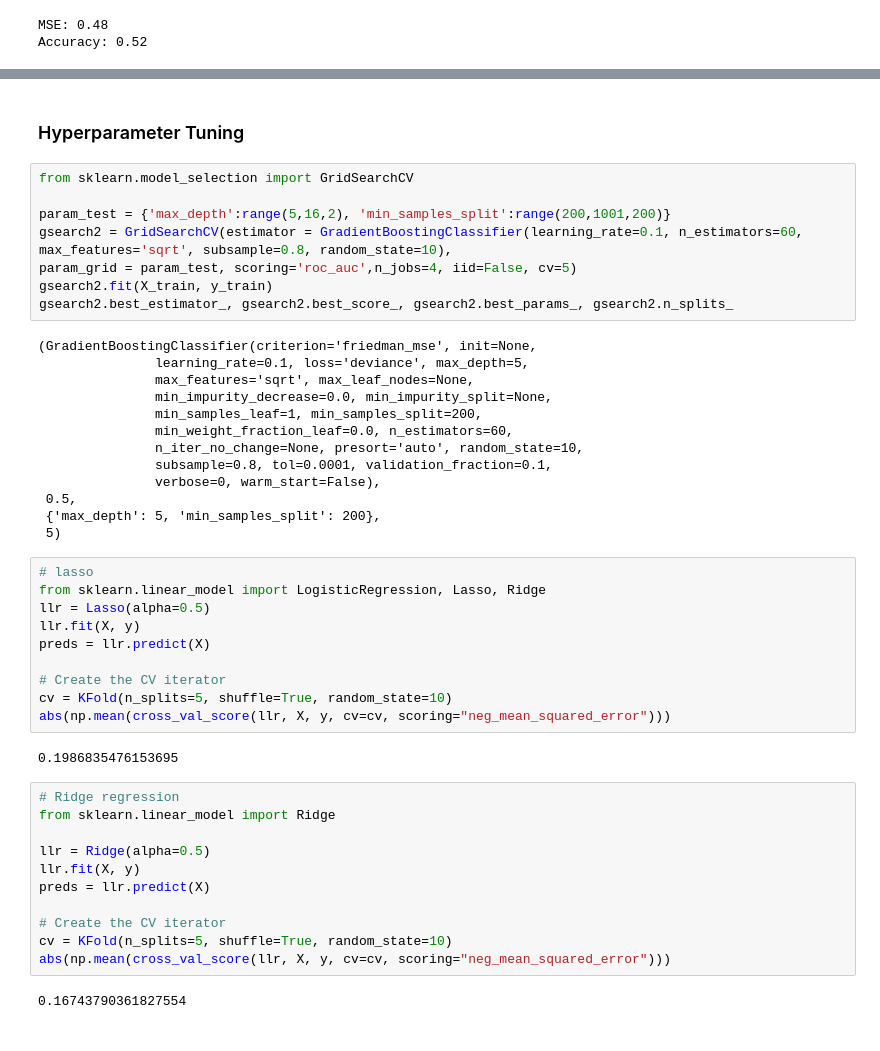
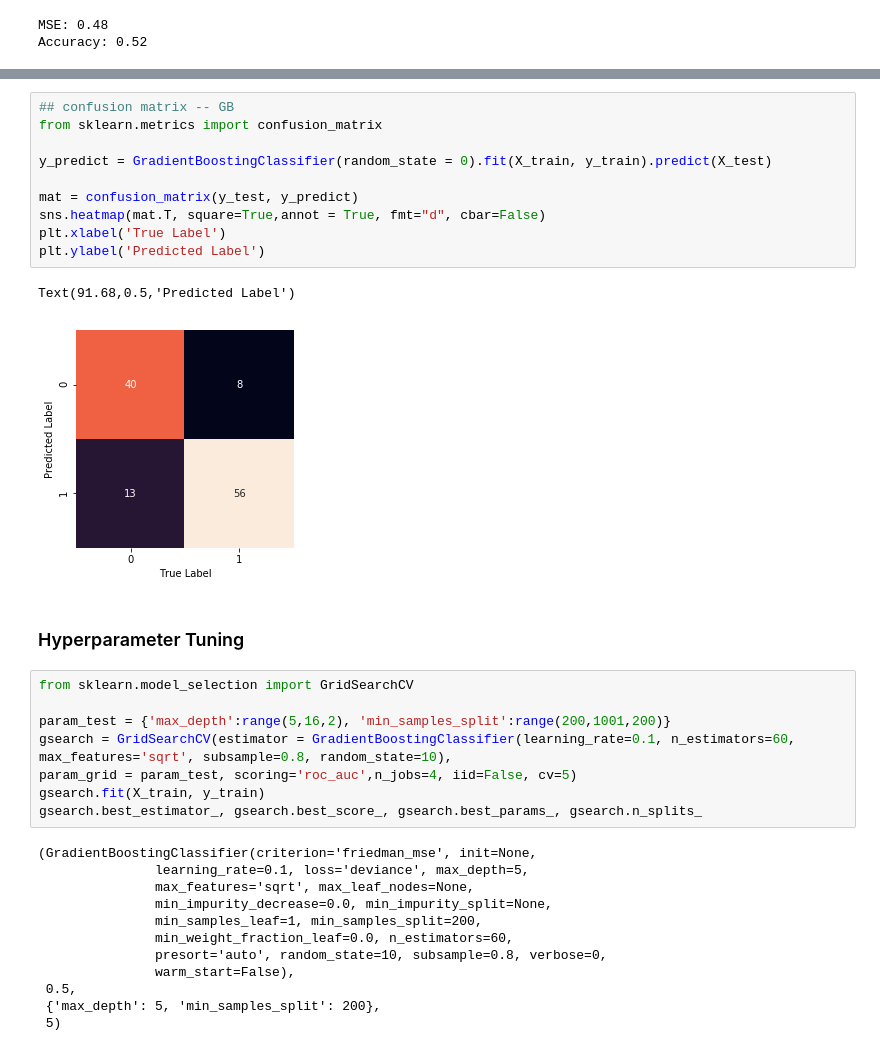
Before and after one commit to HHHuiyu/MRI-and-Alzheimers-BIOF509-FP-, a Jupyter notebook: BIOF509-FP-Huiyu.ipynb, the cells around one changed output, grey strips where cells are left out. Cells and saved outputs as stored; diff of their text form.

```diff
--- a/BIOF509-FP-Huiyu.ipynb
+++ b/BIOF509-FP-Huiyu.ipynb
@@ -575,13 +567,26 @@ SVM: 0.574457 (0.111366)
+# %%
+## confusion matrix -- GB
+from sklearn.metrics import confusion_matrix
+
+y_predict = GradientBoostingClassifier(random_state = 0).fit(X_train, y_train).predict(X_test)
+
+mat = confusion_matrix(y_test, y_predict)
+sns.heatmap(mat.T, square=True,annot = True, fmt="d", cbar=False)
+plt.xlabel('True Label')
+plt.ylabel('Predicted Label')
+# %% [output]
+Text(91.68,0.5,'Predicted Label')
+[figure, added]
 # %% [markdown]
 ### Hyperparameter Tuning
 # %%
 from sklearn.model_selection import GridSearchCV
 
 param_test = {'max_depth':range(5,16,2), 'min_samples_split':range(200,1001,200)}
-gsearch2 = GridSearchCV(estimator = GradientBoostingClassifier(learning_rate=0.1, n_estimators=60, max_features='sqrt', subsample=0.8, random_state=10),
+gsearch = GridSearchCV(estimator = GradientBoostingClassifier(learning_rate=0.1, n_estimators=60, max_features='sqrt', subsample=0.8, random_state=10),
 param_grid = param_test, scoring='roc_auc',n_jobs=4, iid=False, cv=5)
-gsearch2.fit(X_train, y_train)
-gsearch2.best_estimator_, gsearch2.best_score_, gsearch2.best_params_, gsearch2.n_splits_
+gsearch.fit(X_train, y_train)
+gsearch.best_estimator_, gsearch.best_score_, gsearch.best_params_, gsearch.n_splits_
 # %% [output]
 (GradientBoostingClassifier(criterion='friedman_mse', init=None,
                learning_rate=0.1, loss='deviance', max_depth=5,
@@ -589,34 +594,8 @@ gsearch2.best_estimator_, gsearch2.best_score_, gsearch2.best_params_, gsearch2.
                min_impurity_decrease=0.0, min_impurity_split=None,
                min_samples_leaf=1, min_samples_split=200,
                min_weight_fraction_leaf=0.0, n_estimators=60,
-               n_iter_no_change=None, presort='auto', random_state=10,
-               subsample=0.8, tol=0.0001, validation_fraction=0.1,
-               verbose=0, warm_start=False),
+               presort='auto', random_state=10, subsample=0.8, verbose=0,
+               warm_start=False),
  0.5,
  {'max_depth': 5, 'min_samples_split': 200},
  5)
-# %%
-# lasso
-from sklearn.linear_model import LogisticRegression, Lasso, Ridge
-llr = Lasso(alpha=0.5)
-llr.fit(X, y)
-preds = llr.predict(X)
-
-# Create the CV iterator
-cv = KFold(n_splits=5, shuffle=True, random_state=10)
-abs(np.mean(cross_val_score(llr, X, y, cv=cv, scoring="neg_mean_squared_error")))
-# %% [output]
-0.1986835476153695
-# %%
-# Ridge regression
-from sklearn.linear_model import Ridge
-
-llr = Ridge(alpha=0.5)
-llr.fit(X, y)
-preds = llr.predict(X)
-
-# Create the CV iterator
-cv = KFold(n_splits=5, shuffle=True, random_state=10)
-abs(np.mean(cross_val_score(llr, X, y, cv=cv, scoring="neg_mean_squared_error")))
-# %% [output]
-0.16743790361827554
```
Also changed, not shown: parts of 19 cells of this notebook.
